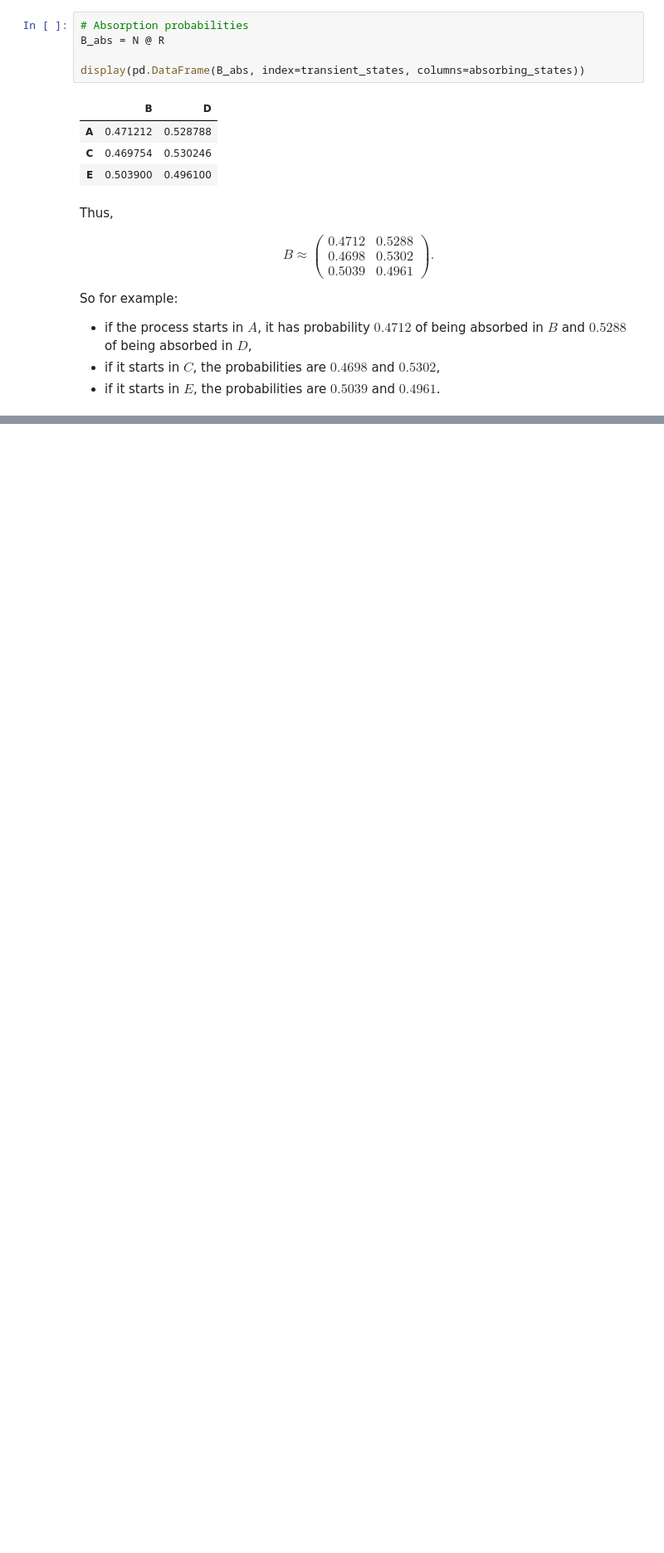
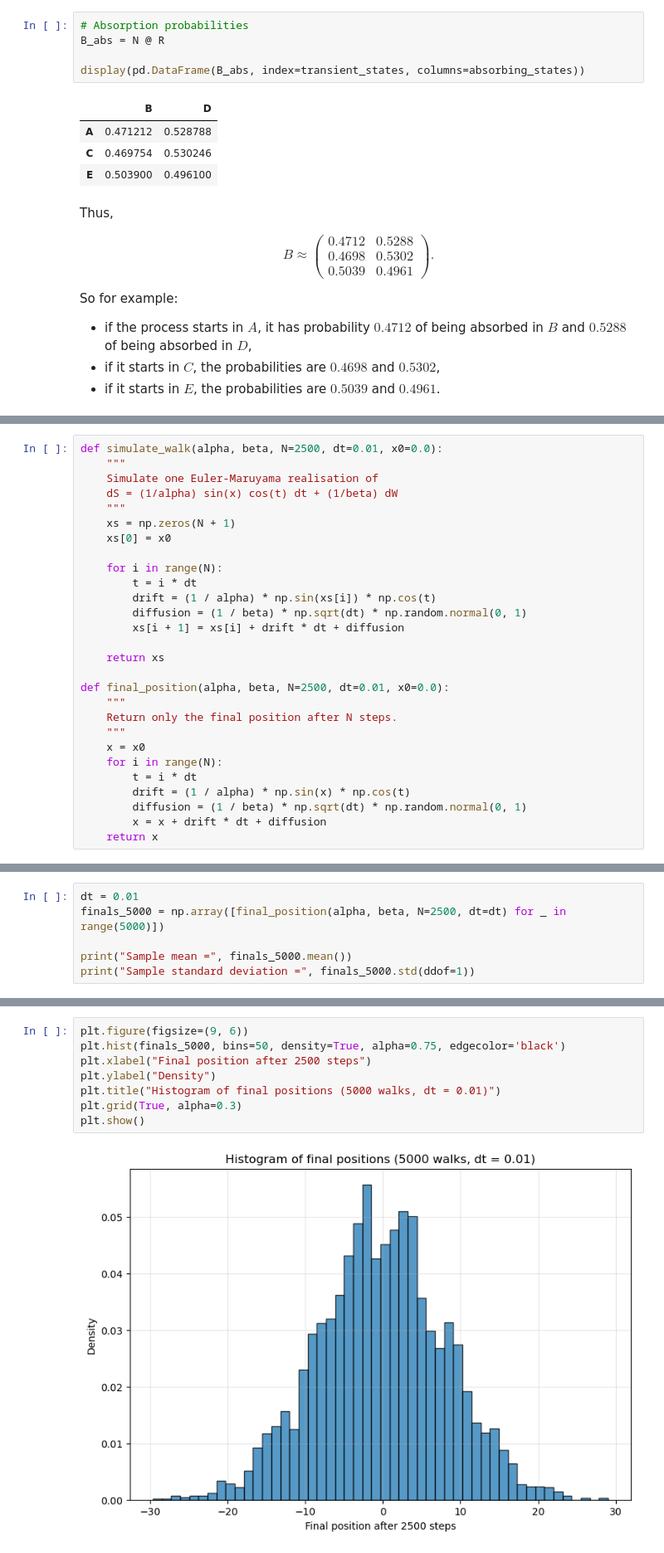
Before and after one commit to K-Allison/3019061_MATPMD4, a Jupyter notebook: MATPMD4_Assignment1_3019061.ipynb, the cells around one changed output, grey strips where cells are left out. Shown at 83% size. Cells and saved outputs as stored; diff of their text form; blank space fills up the shorter version.

```diff
--- a/MATPMD4_Assignment1_3019061.ipynb
+++ b/MATPMD4_Assignment1_3019061.ipynb
@@ -431,0 +587,28 @@ So for example:
+# %%
+def simulate_walk(alpha, beta, N=2500, dt=0.01, x0=0.0):
+    """
+    Simulate one Euler-Maruyama realisation of
+    dS = (1/alpha) sin(x) cos(t) dt + (1/beta) dW
+    """
+    xs = np.zeros(N + 1)
+    xs[0] = x0
+
+    for i in range(N):
+        t = i * dt
+        drift = (1 / alpha) * np.sin(xs[i]) * np.cos(t)
+        diffusion = (1 / beta) * np.sqrt(dt) * np.random.normal(0, 1)
+        xs[i + 1] = xs[i] + drift * dt + diffusion
+
+    return xs
+
+def final_position(alpha, beta, N=2500, dt=0.01, x0=0.0):
+    """
+    Return only the final position after N steps.
+    """
+    x = x0
+    for i in range(N):
+        t = i * dt
+        drift = (1 / alpha) * np.sin(x) * np.cos(t)
+        diffusion = (1 / beta) * np.sqrt(dt) * np.random.normal(0, 1)
+        x = x + drift * dt + diffusion
+    return x
@@ -431,0 +707,6 @@ So for example:
+# %%
+dt = 0.01
+finals_5000 = np.array([final_position(alpha, beta, N=2500, dt=dt) for _ in range(5000)])
+
+print("Sample mean =", finals_5000.mean())
+print("Sample standard deviation =", finals_5000.std(ddof=1))
@@ -431,0 +716,10 @@ So for example:
+# %%
+plt.figure(figsize=(9, 6))
+plt.hist(finals_5000, bins=50, density=True, alpha=0.75, edgecolor='black')
+plt.xlabel("Final position after 2500 steps")
+plt.ylabel("Density")
+plt.title("Histogram of final positions (5000 walks, dt = 0.01)")
+plt.grid(True, alpha=0.3)
+plt.show()
+# %% [output]
+[figure, added]
```
Also changed, not shown: parts of 21 cells of this notebook.
